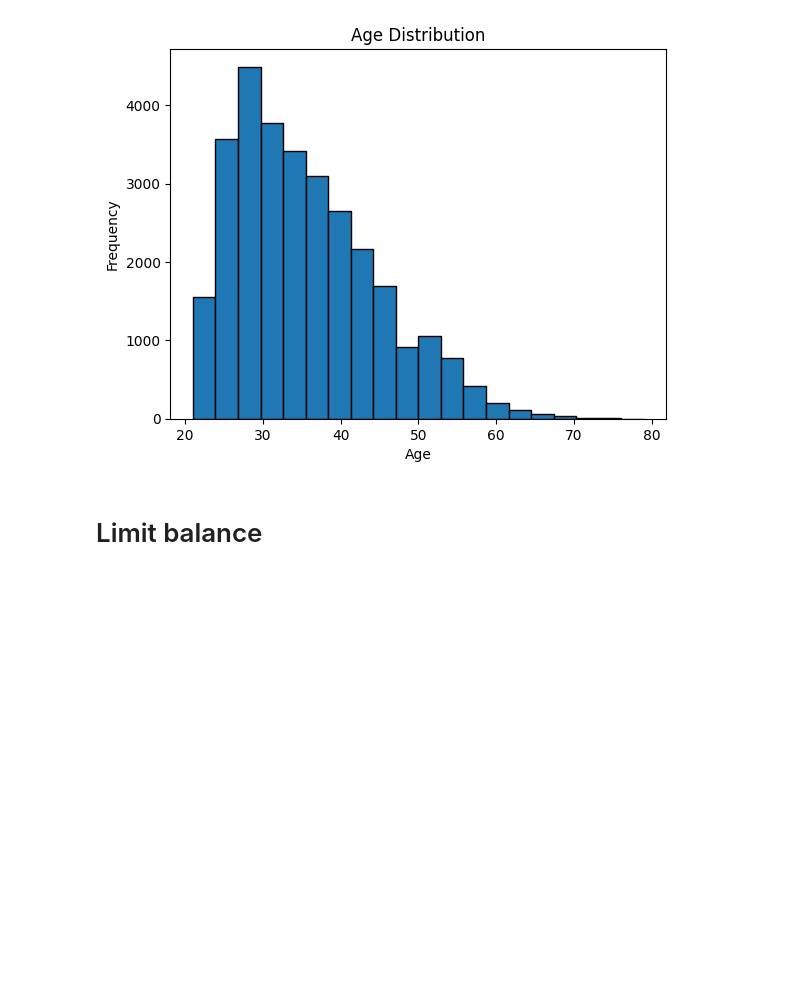
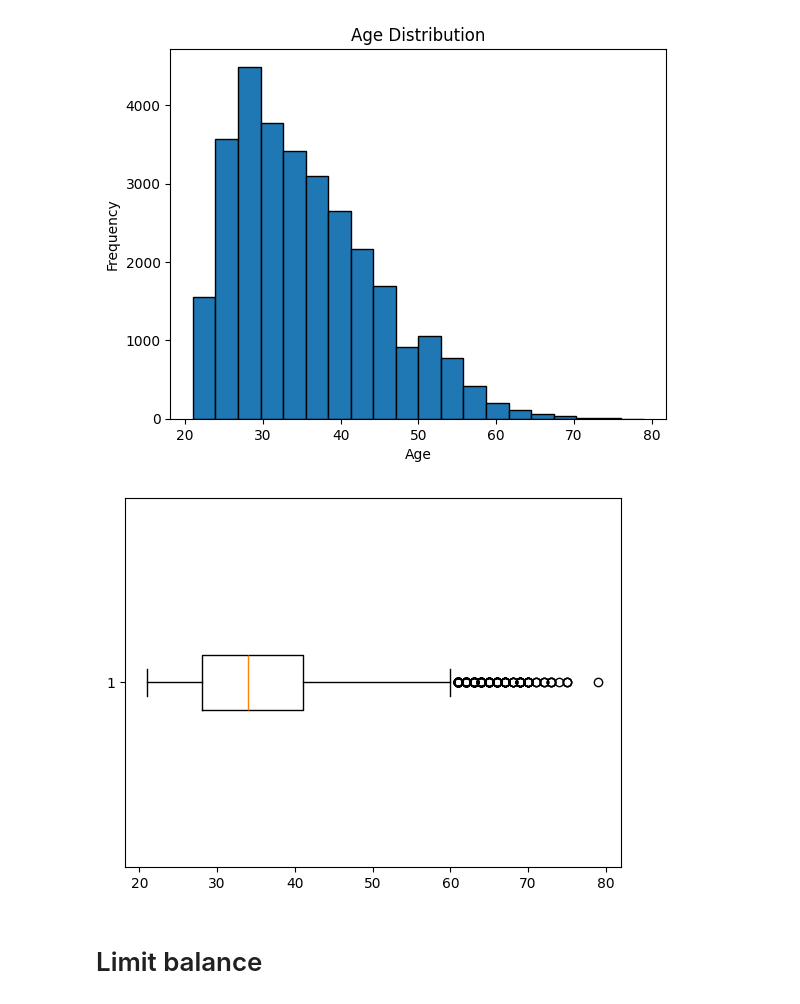
Before and after one commit to MaximeBoulat/AAI500-TeamProject, a Jupyter notebook: MaxNotebook.ipynb, the cells around one changed output. Drawn from its saved outputs; the diff is of its cells as text; code cells hidden in the pictures; blank space fills up the shorter version.

```diff
--- a/MaxNotebook.ipynb
+++ b/MaxNotebook.ipynb
@@ -71,6 +94,11 @@ plt.ylabel('Frequency')
 plt.show()
 # %% [output]
 [figure]
+# %%
+plt.boxplot(age, vert=False)
+plt.show()
+# %% [output]
+[figure, added]
 # %% [markdown]
 # Limit balance
 # %%
```
Also changed, not shown: parts of 11 cells of this notebook.
